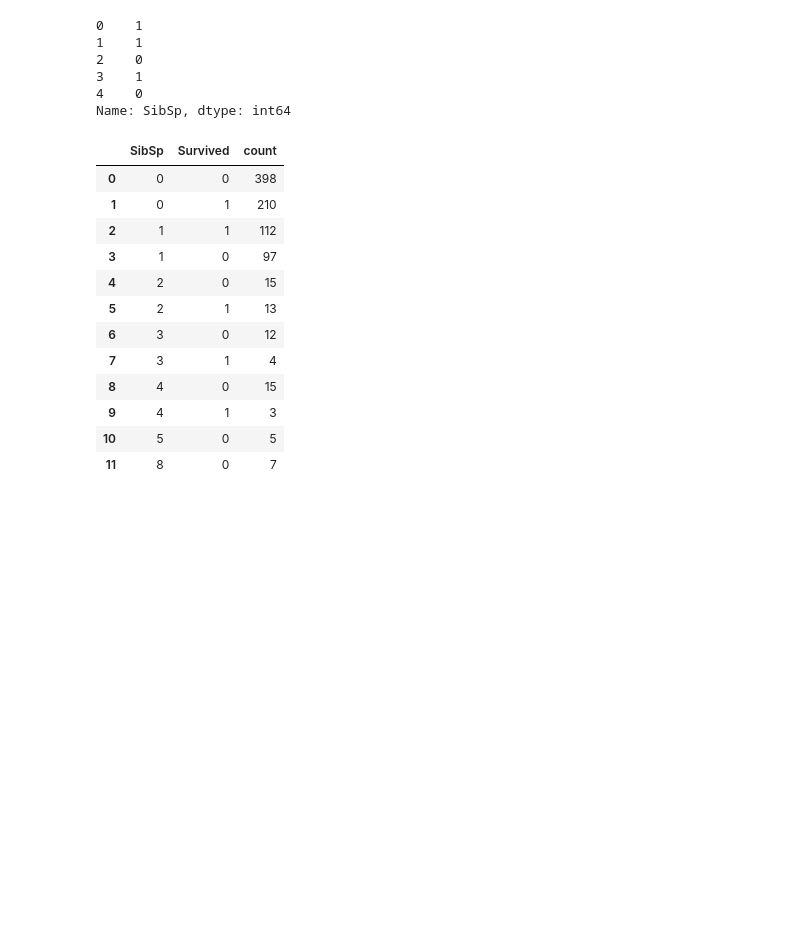
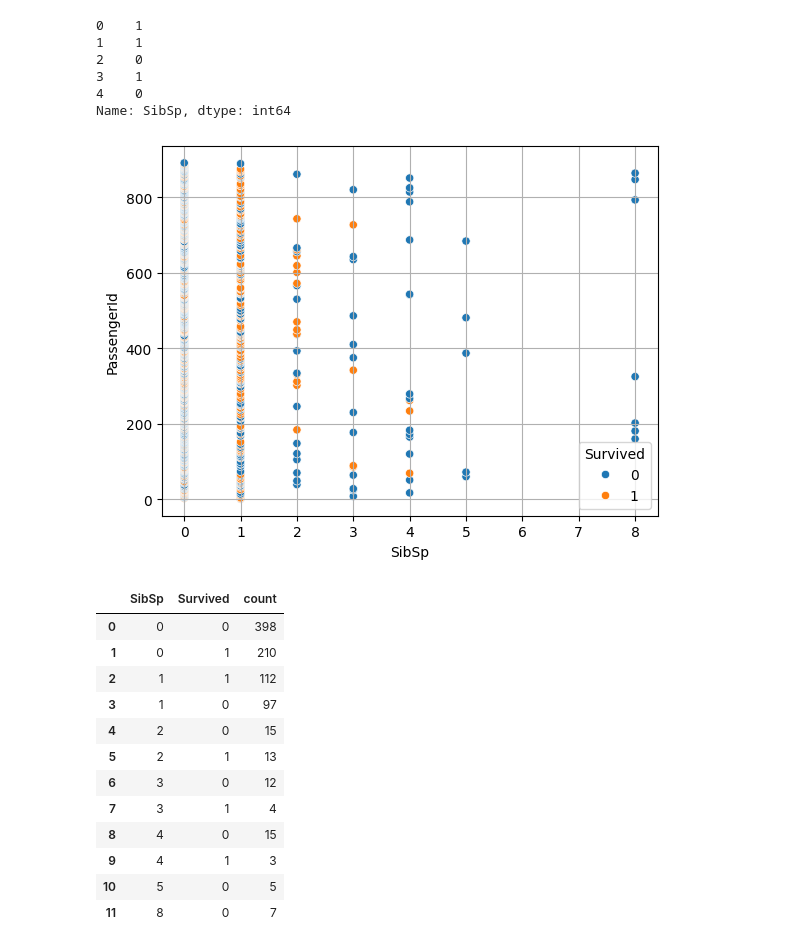
Before and after one commit to utkuseyithanoglu/utku_data-analyst, a Jupyter notebook: src/explore.ipynb, the cells around one changed output. Drawn from its saved outputs; the diff is of its cells as text; code cells hidden in the pictures; blank space fills up the shorter version.

```diff
--- a/src/explore.ipynb
+++ b/src/explore.ipynb
@@ -634,3 +632,8 @@ plt.kdeplot(data=)
+# %%
+sns.scatterplot(data=my_df,x ='SibSp',y='PassengerId',hue='Survived')
+plt.grid()
+# %% [output]
+[figure, added]
 # %%
 my_df.groupby('SibSp')['Survived'].value_counts().reset_index()
 # %% [output]
```
Also changed, not shown: parts of 27 cells of this notebook.
